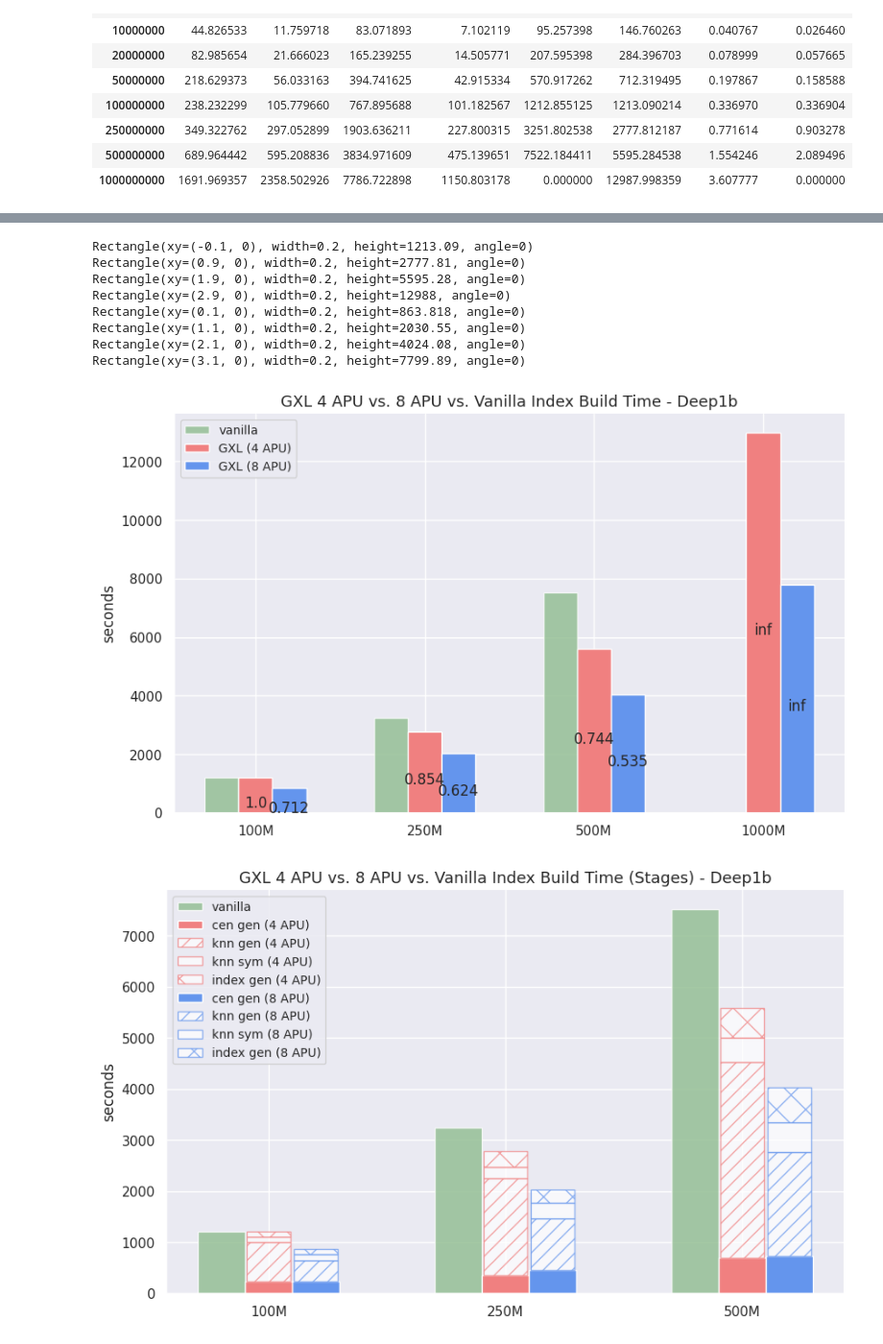
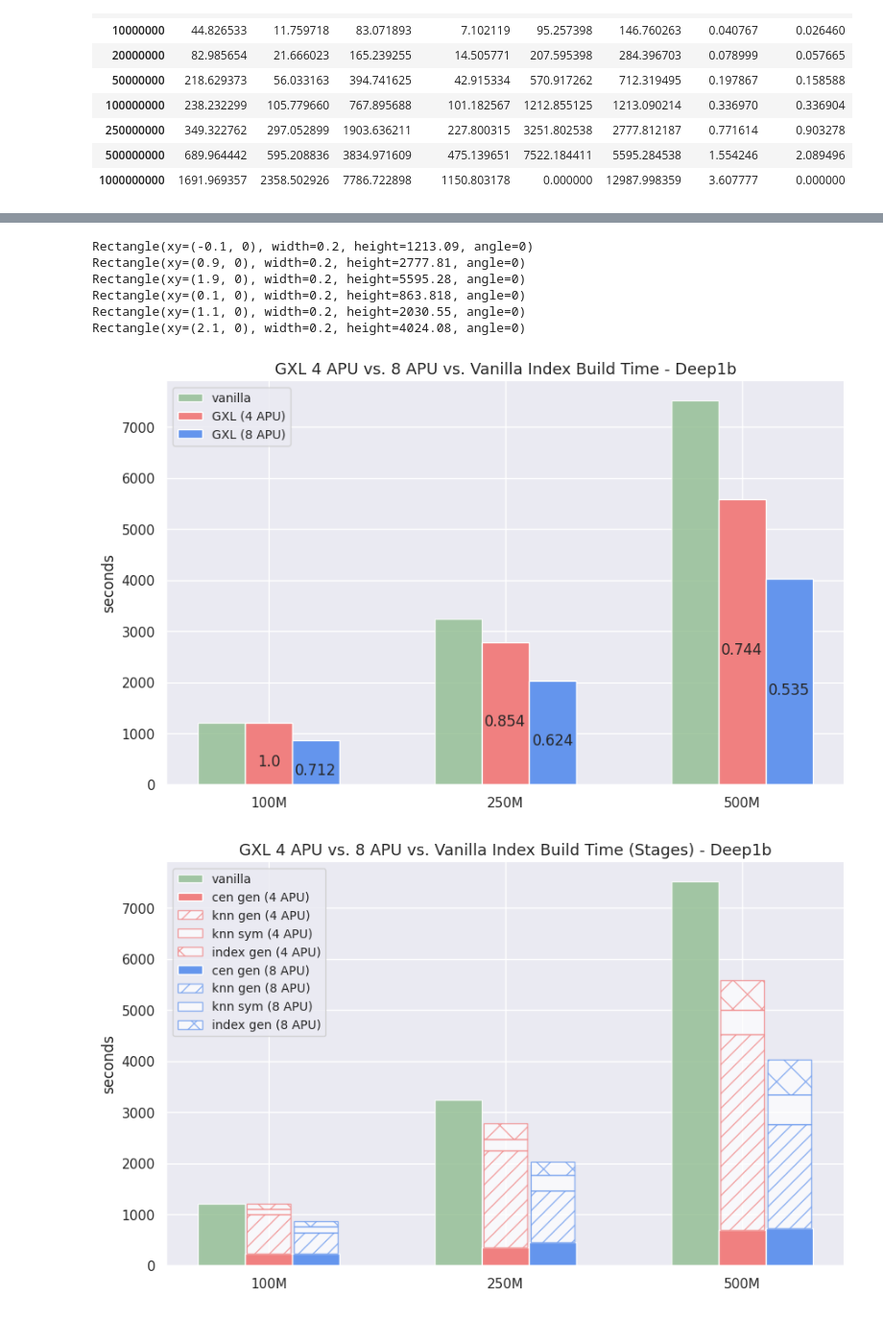
Before and after one commit to iamsabhoho/hnswlib, a Jupyter notebook: gsi/analyze.ipynb, the cells around one changed output, grey strips where cells are left out. Shown at 96% size. Cells and saved outputs as stored; diff of their text form; code cells hidden in the pictures.

```diff
--- a/gsi/analyze.ipynb
+++ b/gsi/analyze.ipynb
@@ -933,7 +929,7 @@ g_8_pivot
 # %%
 # for 8 apu plot: 1m to 500m only
 
-g_8_pivot['vanilla'] = v_df.sort_values(['numrecs'])['walltime'].tolist()
+g_8_pivot['vanilla'] = v_df.sort_values(['numrecs'])['walltime'].tolist()[:7]
 g_8_pivot
 # %% [output]
 | subop | cen_gen | index_gen | knn_gen | knn_symmetric | vanilla |
@@ -1530,16 +1520,16 @@ import seaborn as sns
 
 # data
 # gxl - 4 apu
-gxl_4 = np.array(g_pivot.total.tolist()[4:])
+gxl_4 = np.array(g_pivot.total.tolist()[4:7])
 
 # gxl - 8 apu
-gxl_8 = np.array(g_8_pivot.total.tolist()[-4:])
+gxl_8 = np.array(g_8_pivot.total.tolist()[-3:])
 
 # vanilla
-vanilla_time = np.array(g_8_pivot.vanilla.tolist()[-4:])
+vanilla_time = np.array(g_8_pivot.vanilla.tolist()[-3:])
 
 # data sizes
-sizes = ['100M', '250M', '500M', '1000M']
+sizes = ['100M', '250M', '500M']
 
 with sns.axes_style("white"):
     sns.set_style("ticks")
@@ -1551,11 +1541,11 @@ with sns.axes_style("white"):
     epsilon = 0.015
     line_width = 1
     opacity = 0.7
-    """v_pos = np.arange(len(gxl_4))
+    """v_pos = np.arange(len(gxl_cen_gen))
     gxl_pos = v_pos + bar_width
     gxl_8_pos = gxl_pos + bar_width"""
 
-    gxl_pos = np.arange(len(gxl_4))
+    gxl_pos = np.arange(len(gxl_cen_gen))
     v_pos = gxl_pos - bar_width
     gxl_8_pos = gxl_pos + bar_width
 
@@ -1573,7 +1563,7 @@ with sns.axes_style("white"):
     for i in range(len(ax.patches)):
         # 012, 345, 678
         # 0
-        if i in [4, 8]:
+        if i in [3, 6]:
             og = ax.patches[0]
             patch = ax.patches[i]
             lbl = round(patch.get_height()/og.get_height(), 3)
@@ -1582,52 +1572,41 @@ with sns.axes_style("white"):
             verticalalignment='top', horizontalalignment='center')
 
         # 1
-        if i in [5, 9]:
+        if i in [4, 7]:
             og = ax.patches[1]
             patch = ax.patches[i]
             lbl = round(patch.get_height()/og.get_height(), 3)
             print(patch)
             ax.text(patch.get_x() + patch.get_width()/2, patch.get_height()/2, f'{lbl}',
             verticalalignment='top', horizontalalignment='center')
 
         # 2
-        if i in [6, 10]:
+        if i in [5, 8]:
             og = ax.patches[2]
             patch = ax.patches[i]
             lbl = round(patch.get_height()/og.get_height(), 3)
             print(patch)
             ax.text(patch.get_x() + patch.get_width()/2, patch.get_height()/2, f'{lbl}',
             verticalalignment='top', horizontalalignment='center')
-
-        """# 3
-        if i in [7, 11]:
-            og = ax.patches[3]
-            patch = ax.patches[i]
-            lbl = round(patch.get_height()/og.get_height(), 3)
-            print(patch)
-            ax.text(patch.get_x() + patch.get_width()/2, patch.get_height()/2, f'{lbl}',
-            verticalalignment='top', horizontalalignment='center')"""
 
 
     plt.xticks(gxl_pos, sizes)
     plt.ylabel('seconds')
     plt.legend(loc='upper left', fontsize=10)
     sns.despine()
 
     plt.title('GXL 4 APU vs. 8 APU vs. Vanilla Index Build Time - Deep1b', fontsize=13)
 
     plt.savefig('results/vis/gxl_4vs8__vanilla_index_build_time_total.png', bbox_inches="tight")
     plt.show()
 # %% [output]
 Rectangle(xy=(-0.1, 0), width=0.2, height=1213.09, angle=0)
 Rectangle(xy=(0.9, 0), width=0.2, height=2777.81, angle=0)
 Rectangle(xy=(1.9, 0), width=0.2, height=5595.28, angle=0)
-Rectangle(xy=(2.9, 0), width=0.2, height=12988, angle=0)
 Rectangle(xy=(0.1, 0), width=0.2, height=863.818, angle=0)
 Rectangle(xy=(1.1, 0), width=0.2, height=2030.55, angle=0)
 Rectangle(xy=(2.1, 0), width=0.2, height=4024.08, angle=0)
-Rectangle(xy=(3.1, 0), width=0.2, height=7799.89, angle=0)
-[figure, old version]
+[figure, new version]
 # %%
 # 8 apu vs 4 apu
 
```
Also changed, not shown: parts of 9 cells of this notebook, 1 other file.
